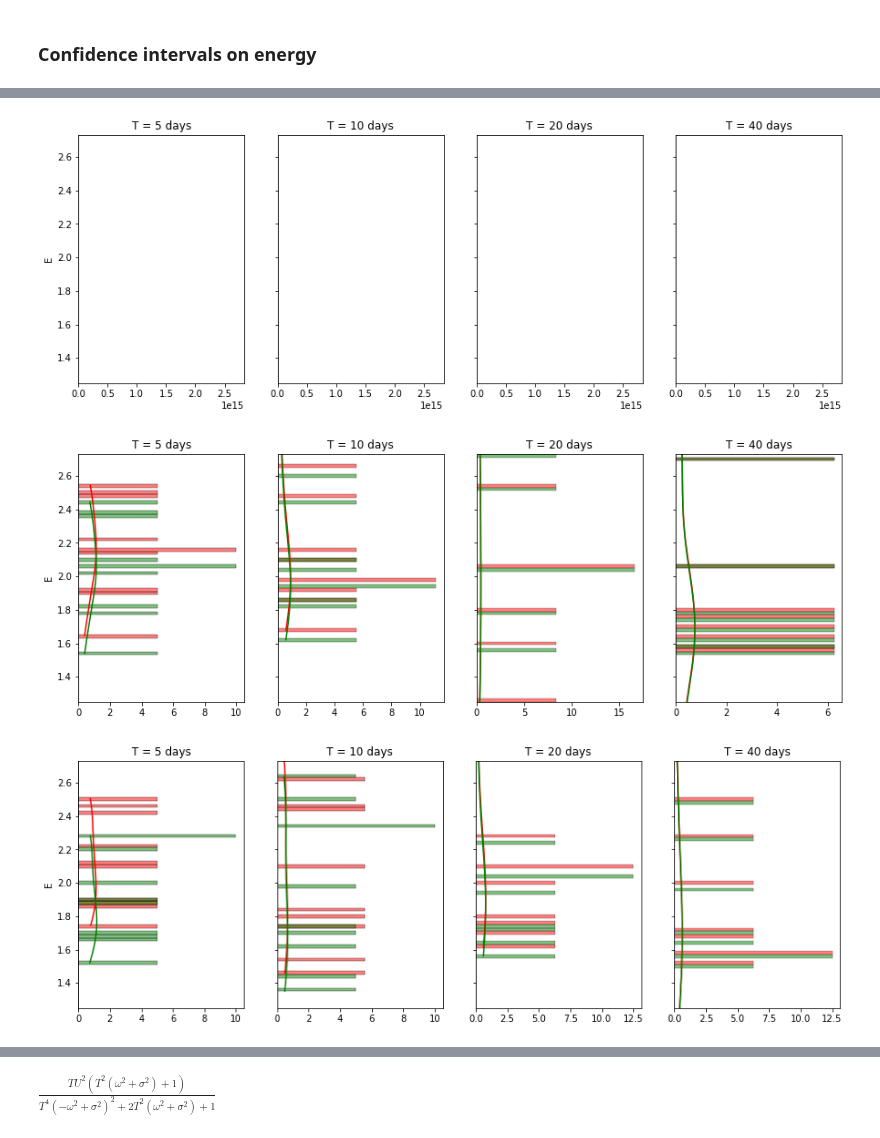
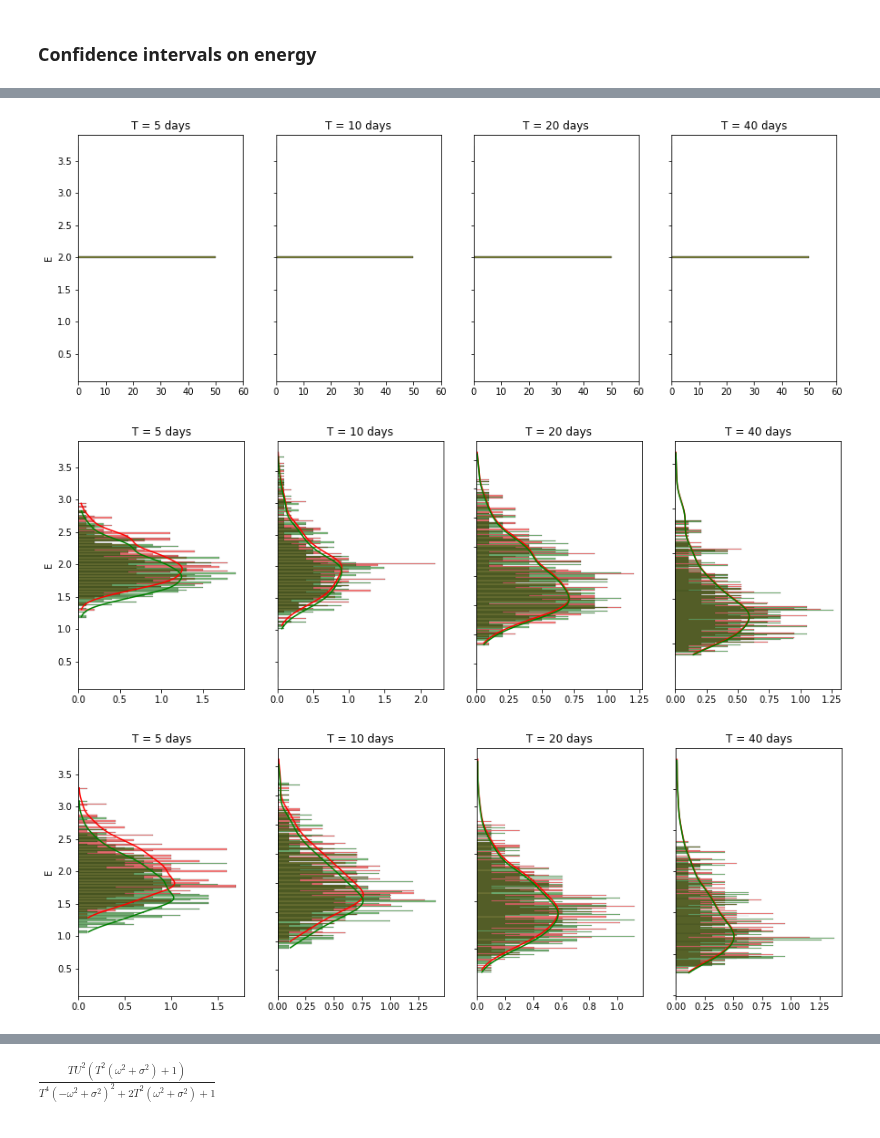
Before and after one commit to zcasparco/equinox_phd, a Jupyter notebook: synthetic_stats/energy_hf.ipynb, the cells around one changed output, grey strips where cells are left out. Drawn from its saved outputs; the diff is of its cells as text; code cells hidden in the pictures.

```diff
--- a/synthetic_stats/energy_hf.ipynb
+++ b/synthetic_stats/energy_hf.ipynb
@@ -229,8 +232,8 @@ def generate_timeseries(delta_T, n_draws, T, sigma0, filtering=True, seed=0, chu
 
 ## filter timer series and look at an overview
 # %%
-delta_T = 500 # time series length in days
-n_draws = 10 # number of draws
+delta_T = 300 # time series length in days
+n_draws = 500 # number of draws
 T_all = [0.5*T, T, 2*T,4*T]
 dt = 1/24 # time step in days
 rad = 2*np.pi
@@ -488,7 +464,7 @@ def add_dist(Ne, sigma0, label, color, ax):
     #ax.plot(x-y_pdf, x_pdf, color=color, lw=2, label=label)
 
 
-bins = np.arange(1.25, 2.75, .02)
+bins = np.arange(.25, 3.75, .02)
 for _sig in E.signal:
     fig, axes = plt.subplots(1, E.T.size, figsize=(15,5))
 
@@ -500,7 +476,7 @@ for _sig in E.signal:
         ax.set_title(f"T = {float(_T):.0f} days")
         ax.set_ylabel("")
         ax.set_xlabel("")
-        ax.set_ylim(bins[0], bins[-1])
+ #       ax.set_ylim(bins[0], bins[-1])
         if ax!=axes[0]:
             ax.set_yticklabels([])
         else:
@@ -519,7 +495,7 @@ for _sig in E_filt.signal:
         ax.set_title(f"T = {float(_T):.0f} days")
         ax.set_ylabel("")
         ax.set_xlabel("")
-        ax.set_ylim(bins[0], bins[-1])
+#        ax.set_ylim(bins[0], bins[-1])
         if ax!=axes[0]:
             ax.set_yticklabels([])
         else:
@@ -534,5 +510,5 @@ for _sig in E_filt.signal:
 # %%
-bins = np.arange(1.25, 2.75, .02)
+bins = np.arange(.25, 3.75, .02)
 for _sig in E.signal:
     fig, axes = plt.subplots(1, E.T.size, figsize=(15,5))
 
@@ -547,36 +523,40 @@ for _sig in E.signal:
         ax.set_title(f"T = {float(_T):.0f} days")
         ax.set_ylabel("")
         ax.set_xlabel("")
-        ax.set_ylim(bins[0], bins[-1])
+#        ax.set_ylim(bins[0], bins[-1])
 #        ax.set_xlim(0,100)
+        if _sig=='coherent':
+            ax.set_xlim(0,60)
         if ax!=axes[0]:
             ax.set_yticklabels([])
         else:
             ax.set_ylabel("E")
 
 
 
-bins = np.arange(1.25, 2.75, .02)
+#bins = np.arange(1.25, 2.75, .02)
 for _sig in E.signal:
     fig, axes = plt.subplots(1, E.T.size, figsize=(15,5))
 
     for _T, ax in zip(E.T, axes):
         _E = E.sel(T=_T,rms=1.,signal=_sig)
         _E_filt = E_filt.sel(T=_T,rms=1.,signal=_sig,bandwidth=0.4)
 
         ax = sns.histplot(y=(_E.MS_demodulated), stat="density", bins=bins, kde=True, ax=ax, color='r')
         sns.histplot(y=(_E_filt.MS_demodulated), stat="density", bins=bins, kde=True, ax=ax,color='g')
     #    add_dist(_E.Ne_variance, _E.u_bar_theoretical, "expected", "black", ax)
         ax.set_title(f"T = {float(_T):.0f} days")
         ax.set_ylabel("")
         ax.set_xlabel("")
-        ax.set_ylim(bins[0], bins[-1])
+#        ax.set_ylim(bins[0], bins[-1])
+        if _sig=='coherent':
+            ax.set_xlim(0,60)
 
         if ax!=axes[0]:
             ax.set_yticklabels([])
         else:
             ax.set_ylabel("E")
 # %% [output]
-[figure, old version]
+[figure, new version]
-[figure, old version]
+[figure, new version]
-[figure, old version]
+[figure, new version]
```
Also changed, not shown: parts of 14 cells of this notebook, 2 other files.
